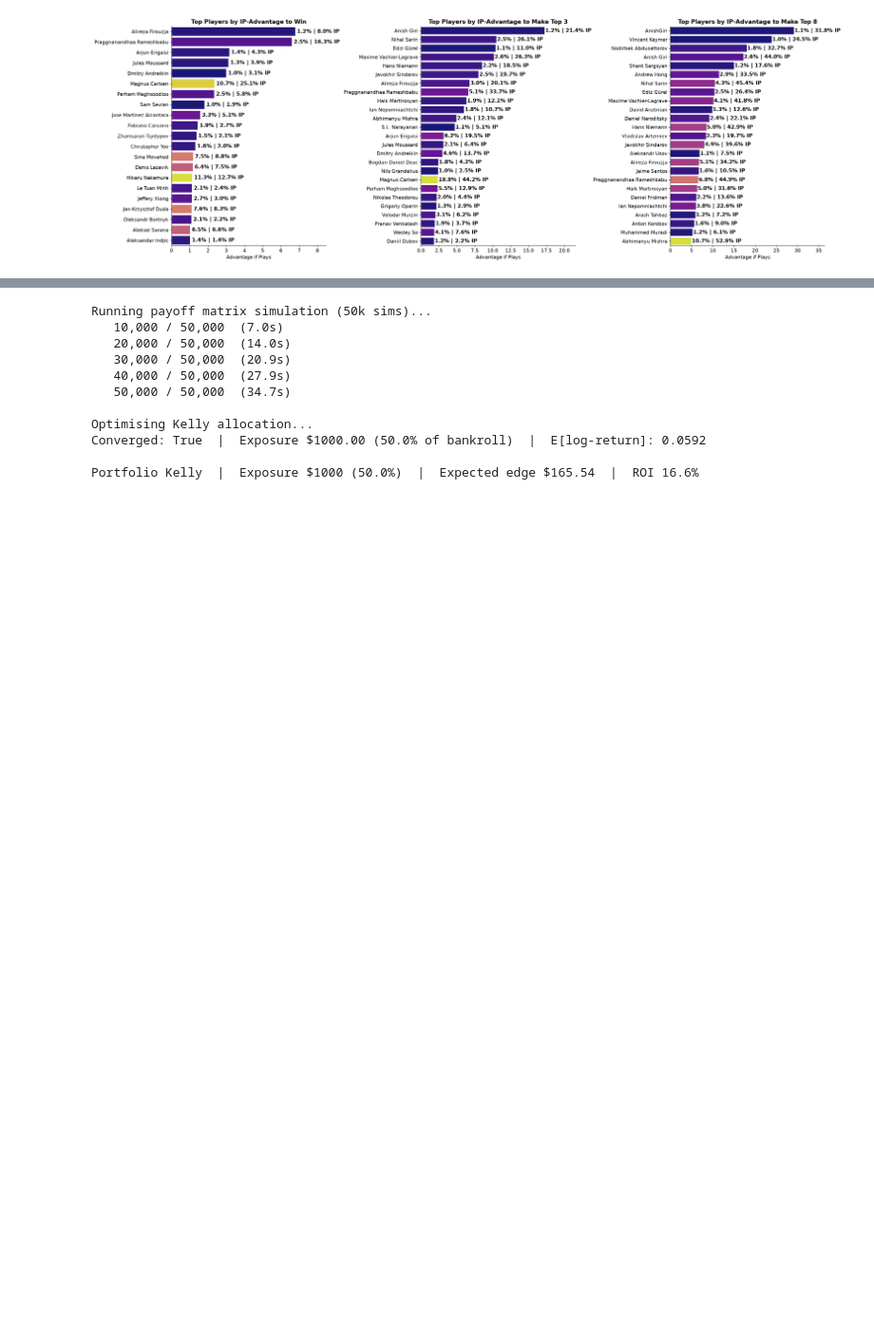
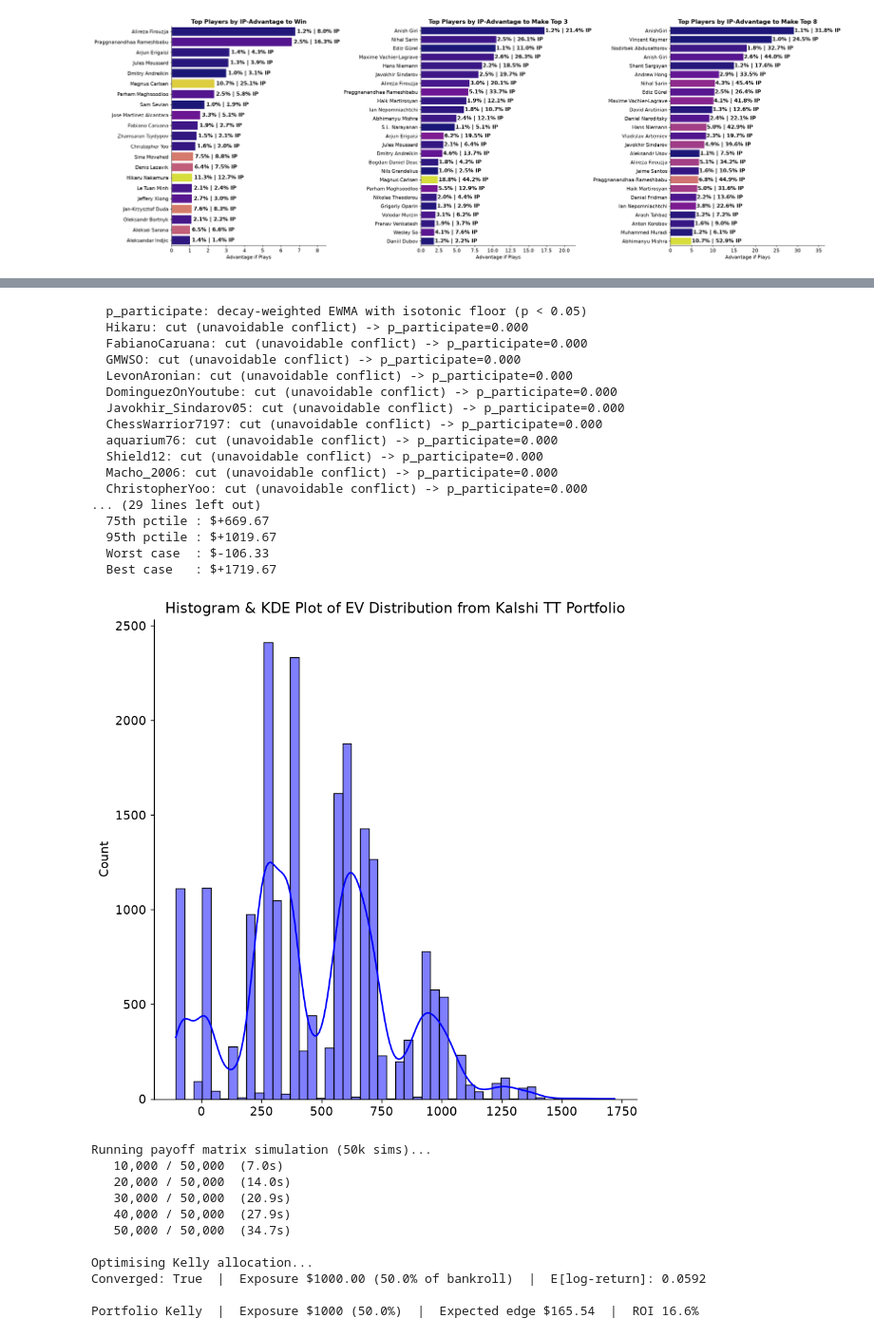
Before and after one commit to EvanMcCormick37/titled-tuesday-analysis, a Jupyter notebook: notebooks/evans-analysis.ipynb, the cells around one changed output, grey strips where cells are left out. Shown at 95% size. Cells and saved outputs as stored; diff of their text form; code cells hidden in the pictures; blank space fills up the shorter version.

```diff
--- a/notebooks/evans-analysis.ipynb
+++ b/notebooks/evans-analysis.ipynb
@@ -476,30 +489,63 @@ Total Exposure:1361.99. Expected Revenue: 1478.3477648054816. Net profits avg: 1
 # %%
+# Players with a broadcast round on the next TT Tuesday (scheduling conflict).
+# Names must match player_information.player_name exactly.
+SCHEDULING_CONFLICT = [
+    'Andrey Esipenko',
+    'Zhamsaran Tsydypov',
+    'David Paravyan',
+    'Maxim Matlakov',
+    'Arseniy Nesterov'
+]
+# Players with an unavoidable conflict; p_participate is set to 0.
+CUT_PLAYERS = [
+    'Hikaru Nakamura',
+    'Fabiano Caruana',
+    'Wesley So',
+    'Levon Aronian',
+    'Leinier Dominguez Perez',
+    'Javokhir Sindarov',
+    'Nodirbek Abdusattorov',
+    'Nodirbek Yakubboev',
+    'Shamsiddin Vokhidov',
+    'Mukhiddin Madaminov',
+    'Christopher Yoo',
+    'Grigoriy Oparin',
+]
+KEEP_PLAYERS = []
 _df_raw, p_participate, app_counts = load_and_prepare(
-    scheduling_conflict=[
-    'Matthias Bluebaum',
-    'Levon Aronian',
-    'Yagiz Kaan Erdogmus',
-    'Jose Martinez Alcantara',
-    'Le Quang Liem',
-    'Hans Niemann',
-    'Arjun Erigaisi',
-    'Pranesh Munirethinam',
-    'Dmitry Andreikin',
-    'Nihal Sarin',
-    'Alireza Firouzja',
-    'Nodirbek Abdusattorov',
-]
+    scheduling_conflict=SCHEDULING_CONFLICT,
+    cut_players=CUT_PLAYERS,
+    keep_players=KEEP_PLAYERS
 )
-players, p_play, hist_pcts, hist_wts = build_player_pool(_df_raw, p_participate, app_counts)
+players, p_play, hist_pcts, hist_wts = build_player_pool_score(_df_raw, p_participate, app_counts)
 portfolio = build_portfolio(df_tt, players, PLAYER_TO_USERNAME)
-pnl = run_portfolio_mc(players, p_play, hist_pcts, hist_wts, portfolio, n_sims=20_000)
+pnl = run_portfolio_mc_score(players, p_play, hist_pcts, hist_wts, portfolio, n_sims=20_000)
 pnl_summary(pnl)
 
 fig, ax = plt.subplots(1, 1, figsize=(8, 8))
-sns.histplot(x=pnl, kde=True, ax=ax, color='blue', bins=500)
+sns.histplot(x=pnl, kde=True, ax=ax, color='blue', bins=50)
 ax.set_title('Histogram & KDE Plot of EV Distribution from Kalshi TT Portfolio')
 plt.show()
 plt.close(fig)
+# %% [output]
+  p_participate: decay-weighted EWMA with isotonic floor (p < 0.05)
+  Hikaru: cut (unavoidable conflict) -> p_participate=0.000
+  FabianoCaruana: cut (unavoidable conflict) -> p_participate=0.000
+  GMWSO: cut (unavoidable conflict) -> p_participate=0.000
+  LevonAronian: cut (unavoidable conflict) -> p_participate=0.000
+  DominguezOnYoutube: cut (unavoidable conflict) -> p_participate=0.000
+  Javokhir_Sindarov05: cut (unavoidable conflict) -> p_participate=0.000
+  ChessWarrior7197: cut (unavoidable conflict) -> p_participate=0.000
+  aquarium76: cut (unavoidable conflict) -> p_participate=0.000
+  Shield12: cut (unavoidable conflict) -> p_participate=0.000
+  Macho_2006: cut (unavoidable conflict) -> p_participate=0.000
+  ChristopherYoo: cut (unavoidable conflict) -> p_participate=0.000
+... (29 lines left out)
+  75th pctile : $+669.67
+  95th pctile : $+1019.67
+  Worst case  : $-106.33
+  Best case   : $+1719.67
+[figure, added]
 # %%
 df_cands = df[df['ROI'] > 1.0].copy()
 df_cands['n_int'] = df_cands['n'].apply(lambda x: 1 if str(x) == '21' else int(x))
```
Also changed, not shown: parts of 4 cells of this notebook, 2 other files.
